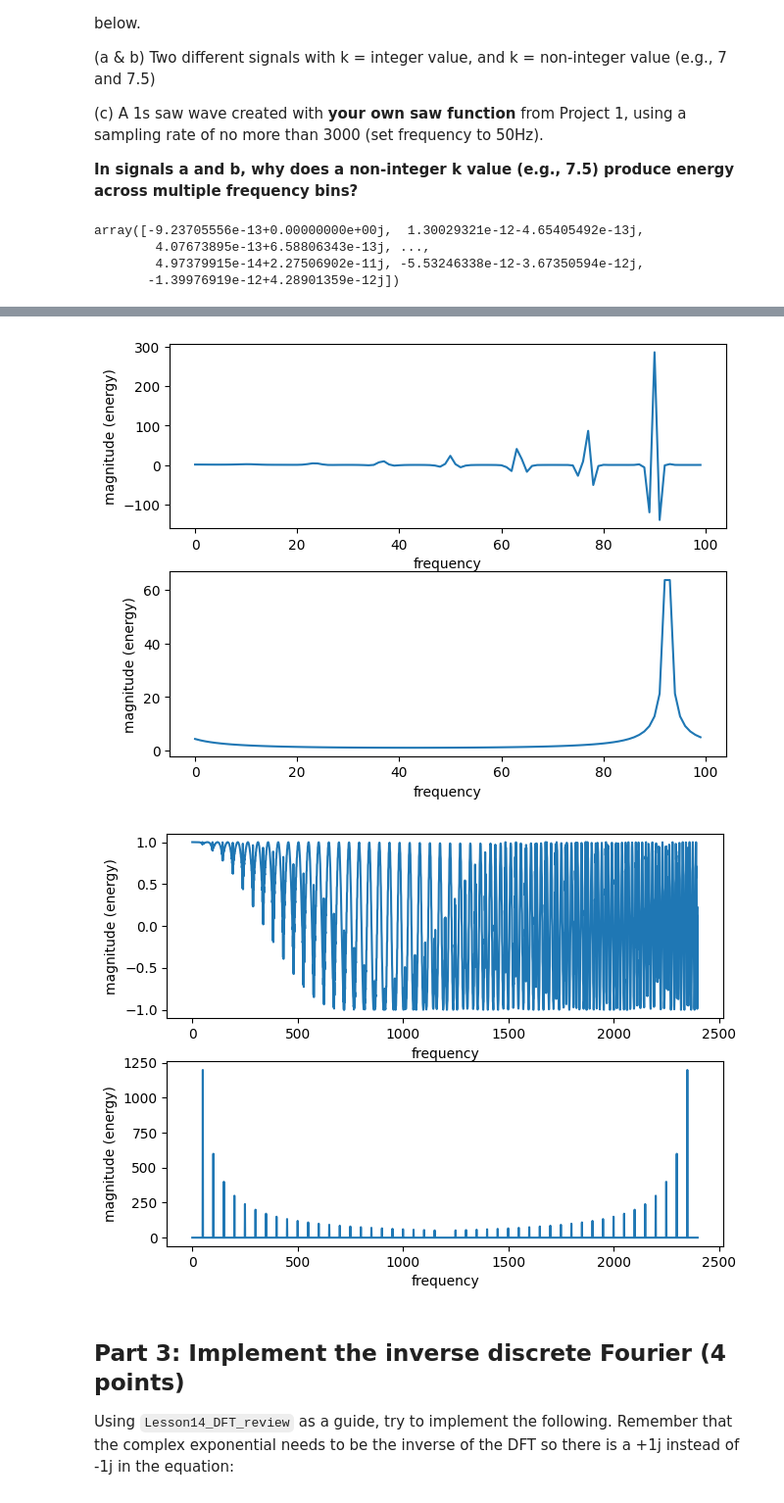
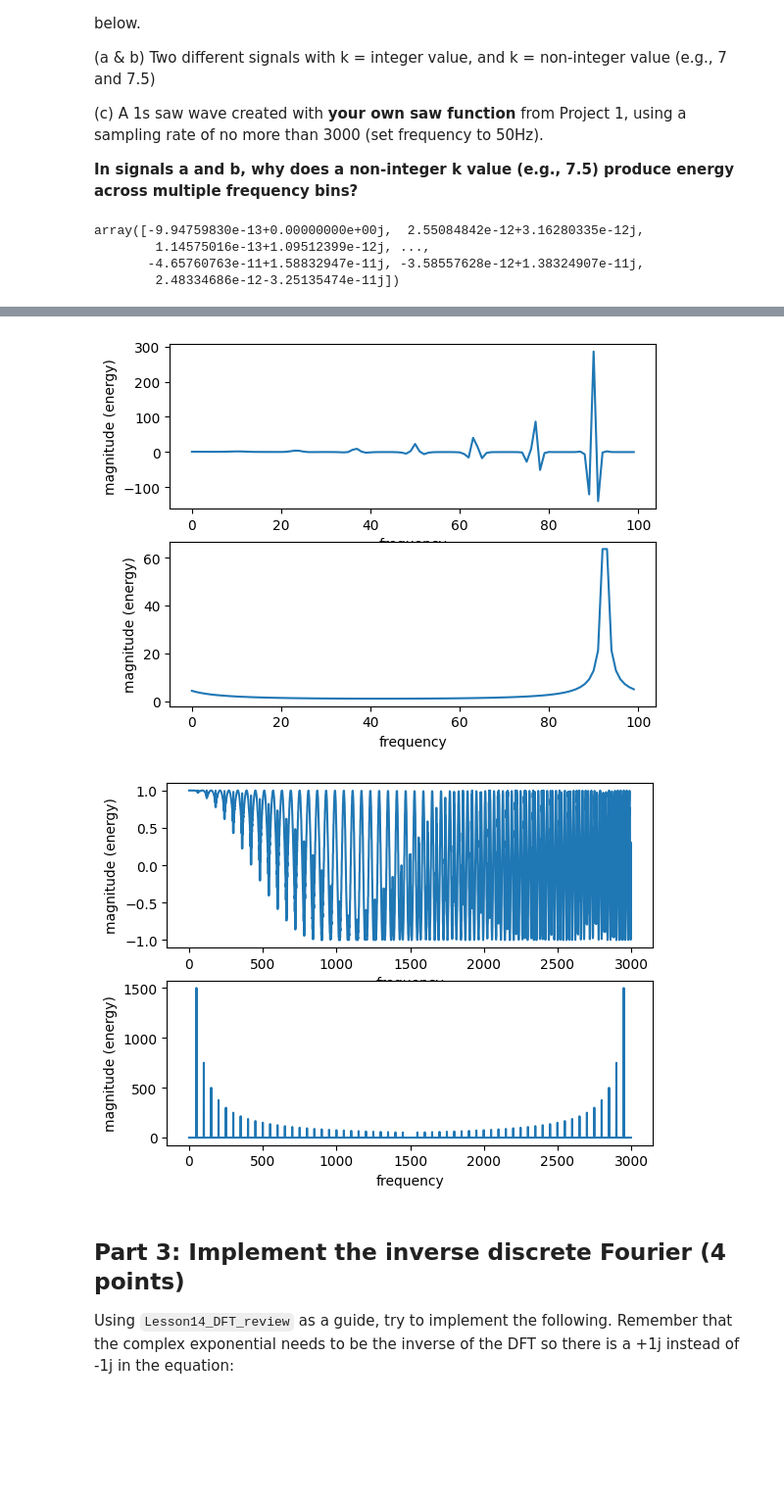
Before and after one commit to lgomez47/AudioTechII, a Jupyter notebook: HW/HW2.ipynb, the cells around one changed output, grey strips where cells are left out. Shown at 98% size. Cells and saved outputs as stored; diff of their text form; code cells hidden in the pictures; blank space fills up the shorter version.

```diff
--- a/HW/HW2.ipynb
+++ b/HW/HW2.ipynb
@@ -145,12 +145,9 @@ def myDFT2(x):
 
 
     fig, ax = plt.subplots(nrows=2, ncols=1)
-    plt.tight_layout()
-
     ax[0].plot(cSine(x,length))
     ax[0].set_xlabel('frequency')
     ax[0].set_ylabel('magnitude (energy)')
-
     ax[1].plot(abs(DFT))
     ax[1].set_xlabel('frequency')
     ax[1].set_ylabel('magnitude (energy)')
@@ -192,7 +189,7 @@ def genSine(f=None, t=1, A=1, phi=0, fs=44100):
     x = A * np.sin(2 * np.pi * f * time + phi)
     return x
 
-def gen_wave(type, freq, dur, fs=44100, amp=1, phi=0):
+def gen_wave(type, freq, dur, fs=44100, amp=1, phi=0, max_harm=None):
     """
     Args:
     type (str) = waveform type: 'sine', 'square', 'saw', or 'triangle'
@@ -211,7 +208,8 @@ def gen_wave(type, freq, dur, fs=44100, amp=1, phi=0):
         return ValueError("Invalid waveform type for the carrier. Please select from these waveform types: 'sine', 'saw', 'square', 'triangle'.")
 
 
-    max_harm = int((fs/2) // freq) # set highest harmonic below Nyquist freq (fs/2) to prevent aliasing with parameters set
+    if not max_harm:
+        max_harm = int((fs/2) // freq) # set highest harmonic below Nyquist freq (fs/2) to prevent aliasing with parameters set
 
     if type == 'sine':
         sine = genSine(freq, dur, amp, phi, fs)
@@ -249,10 +247,10 @@ def gen_wave(type, freq, dur, fs=44100, amp=1, phi=0):
     else:
         return ValueError ("Invalid waveform type. Please select from these waveform types: 'sine', 'saw', 'square', 'triangle'.")
 
-c = gen_wave('saw', 50, 1, 2399)
+c = gen_wave('saw', 50, 1, fs=2999)
 myDFT2(c)
 # %% [output]
-array([-9.23705556e-13+0.00000000e+00j,  1.30029321e-12-4.65405492e-13j,
-        4.07673895e-13+6.58806343e-13j, ...,
-        4.97379915e-14+2.27506902e-11j, -5.53246338e-12-3.67350594e-12j,
-       -1.39976919e-12+4.28901359e-12j])
+array([-9.94759830e-13+0.00000000e+00j,  2.55084842e-12+3.16280335e-12j,
+        1.14575016e-13+1.09512399e-12j, ...,
+       -4.65760763e-11+1.58832947e-11j, -3.58557628e-12+1.38324907e-11j,
+        2.48334686e-12-3.25135474e-11j])
@@ -260,5 +258,5 @@ array([-9.23705556e-13+0.00000000e+00j,  1.30029321e-12-4.65405492e-13j,
-[figure, old version]
+[figure, new version]
-[figure, old version]
+[figure, new version]
 # %% [markdown]
 ## Part 3: Implement the inverse discrete Fourier (4 points)
 Using `Lesson14_DFT_review` as a guide, try to implement the following. Remember that the complex exponential needs to be the inverse of the DFT so there is a +1j instead of -1j in the equation:
```
Also changed, not shown: parts of 5 cells of this notebook.
